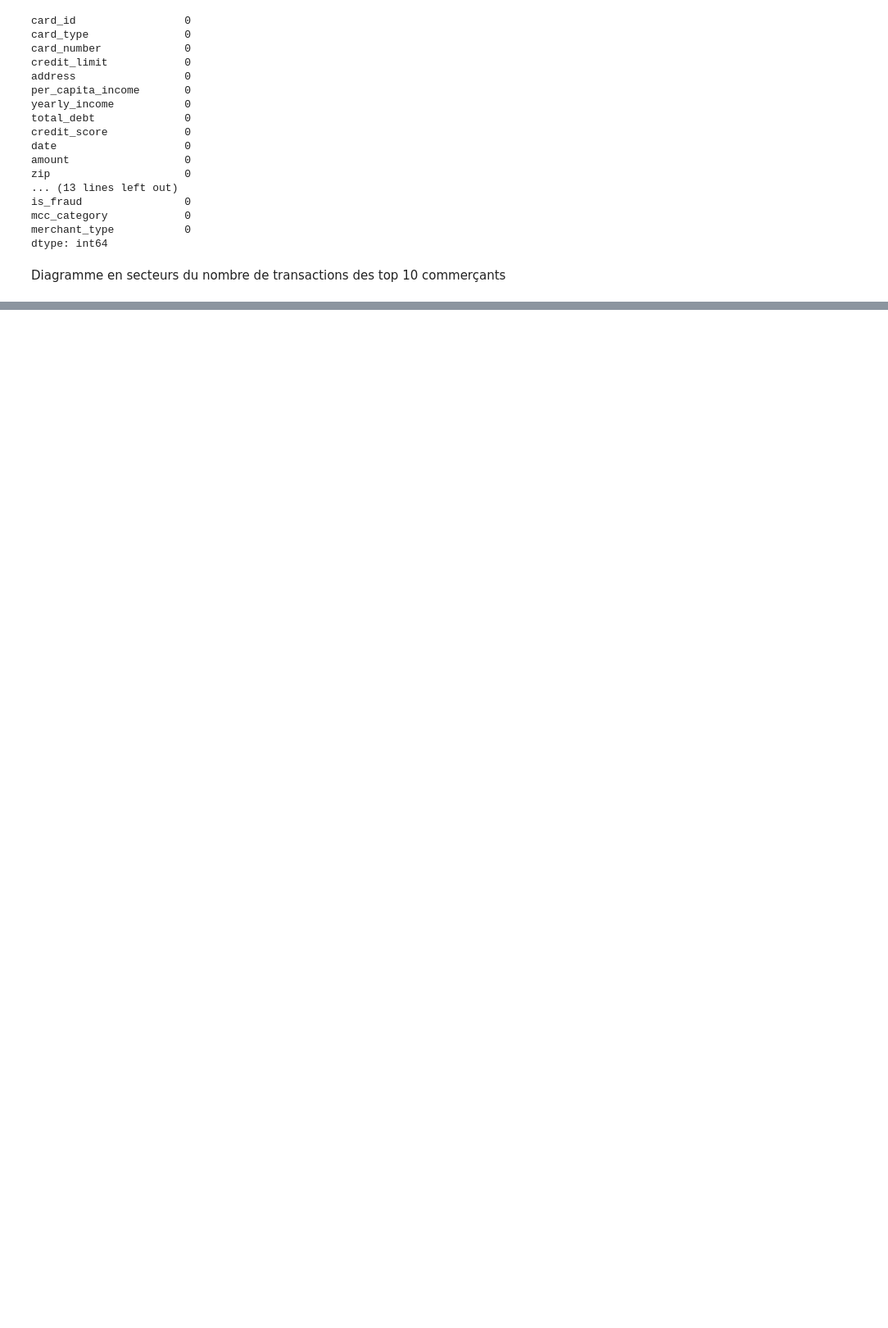
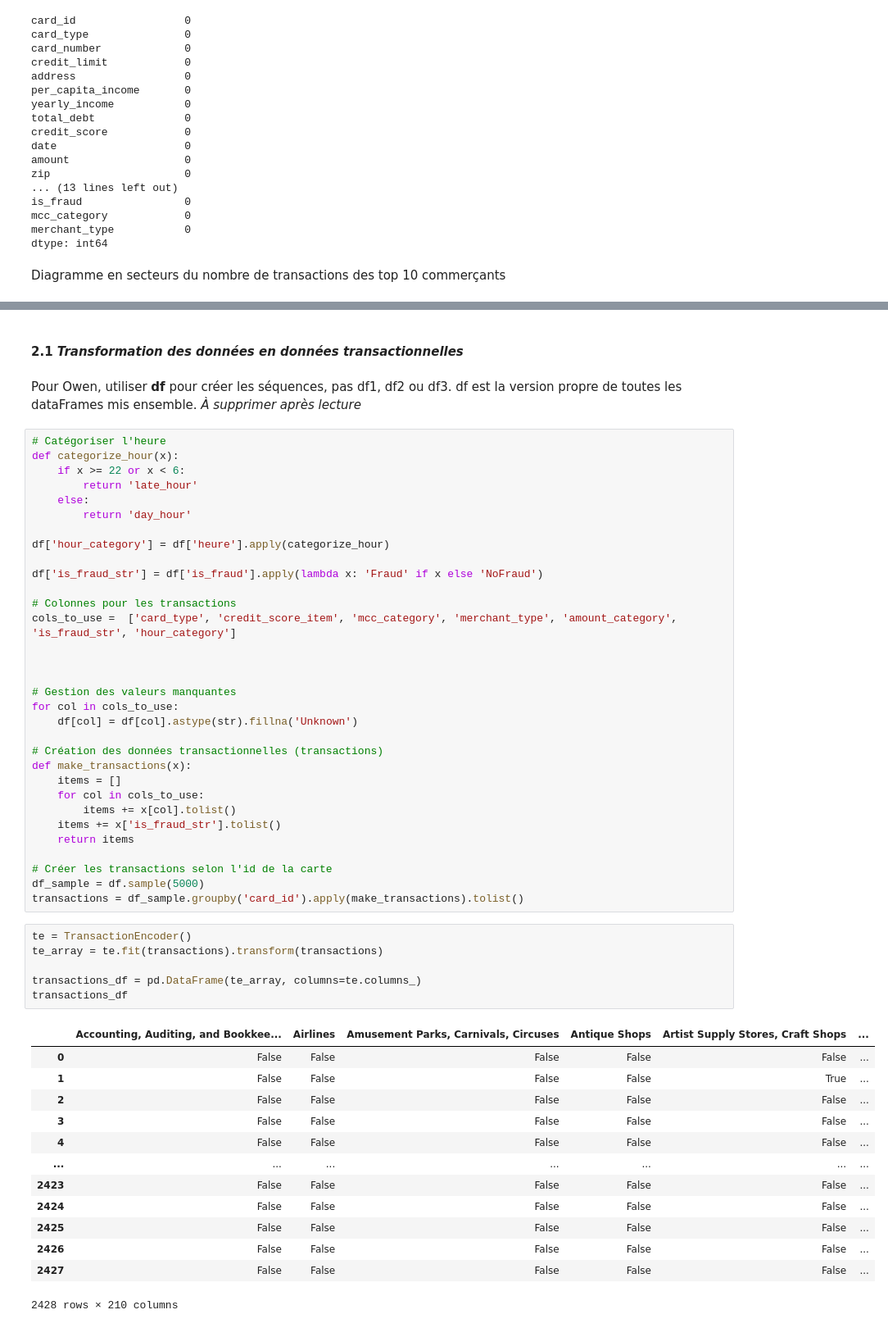
Before and after one commit to MantraMune/UdeSA25, a Jupyter notebook: IFT599/TP1 - Data Analysis/notebook.ipynb, the cells around one changed output, grey strips where cells are left out. Shown at 82% size. Cells and saved outputs as stored; diff of their text form; blank space fills up the shorter version.

```diff
--- a/IFT599/TP1 - Data Analysis/notebook.ipynb
+++ b/IFT599/TP1 - Data Analysis/notebook.ipynb
@@ -335,0 +340,56 @@ plt.show()
+# %% [markdown]
+#### 2.1 *Transformation des données en données transactionnelles*
+# %% [markdown]
+ Pour Owen, utiliser **df** pour créer les séquences, pas df1, df2 ou df3. df est la version propre de toutes les dataFrames mis ensemble. *À supprimer après lecture*
+# %%
+# Catégoriser l'heure
+def categorize_hour(x):
+    if x >= 22 or x < 6:
+        return 'late_hour'
+    else:
+        return 'day_hour'
+
+df['hour_category'] = df['heure'].apply(categorize_hour)
+
+df['is_fraud_str'] = df['is_fraud'].apply(lambda x: 'Fraud' if x else 'NoFraud')
+
+# Colonnes pour les transactions
+cols_to_use =  ['card_type', 'credit_score_item', 'mcc_category', 'merchant_type', 'amount_category', 'is_fraud_str', 'hour_category']
+
+
+
+# Gestion des valeurs manquantes
+for col in cols_to_use:
+    df[col] = df[col].astype(str).fillna('Unknown')
+
+# Création des données transactionnelles (transactions)
+def make_transactions(x):
+    items = []
+    for col in cols_to_use:
+        items += x[col].tolist()
+    items += x['is_fraud_str'].tolist()
+    return items
+
+# Créer les transactions selon l'id de la carte
+df_sample = df.sample(5000)
+transactions = df_sample.groupby('card_id').apply(make_transactions).tolist()
+# %%
+te = TransactionEncoder()
+te_array = te.fit(transactions).transform(transactions)
+
+transactions_df = pd.DataFrame(te_array, columns=te.columns_)
+transactions_df
+# %% [output]
+|  | Accounting, Auditing, and Bookkee... | Airlines | Amusement Parks, Carnivals, Circuses | Antique Shops | Artist Supply Stores, Craft Shops | ... |
+| 0 | False | False | False | False | False | ... |
+| 1 | False | False | False | False | True | ... |
+| 2 | False | False | False | False | False | ... |
+| 3 | False | False | False | False | False | ... |
+| 4 | False | False | False | False | False | ... |
+| ... | ... | ... | ... | ... | ... | ... |
+| 2423 | False | False | False | False | False | ... |
+| 2424 | False | False | False | False | False | ... |
+| 2425 | False | False | False | False | False | ... |
+| 2426 | False | False | False | False | False | ... |
+| 2427 | False | False | False | False | False | ... |
+2428 rows × 210 columns
```
Also changed, not shown: parts of 16 cells of this notebook.
